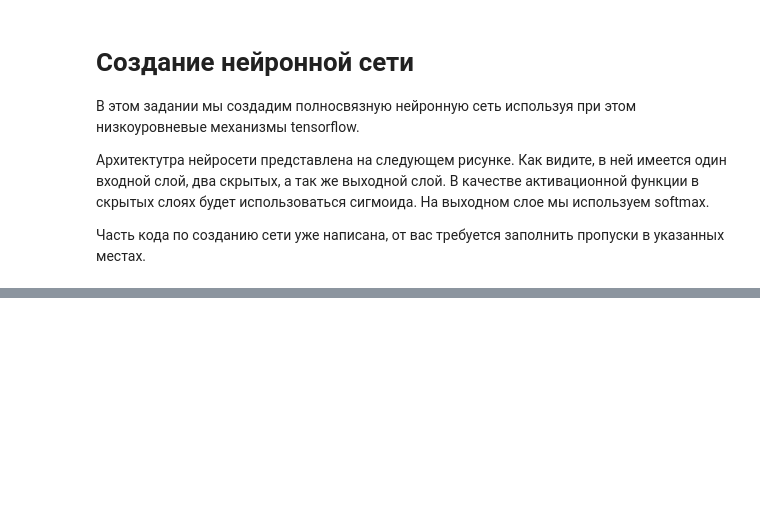
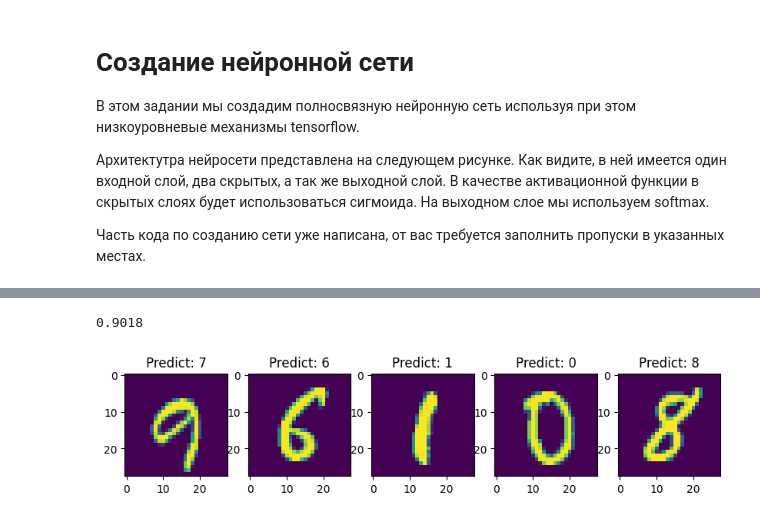
Before and after one commit to Mephod1y/DataScience, a Jupyter notebook: Hw8.ipynb, the cells around one changed output, grey strips where cells are left out. Drawn from its saved outputs; the diff is of its cells as text; code cells hidden in the pictures; blank space fills up the shorter version.

```diff
--- a/Hw8.ipynb
+++ b/Hw8.ipynb
@@ -194,7 +200,34 @@ Step 1900, Loss: 514.4003, Accuracy: 0.1016
+# %%
+# Вычислите точность обученной нейросети
+
+predict = neural_net(x_test)
+m = tf.keras.metrics.Accuracy()
+m.update_state(y_test, tf.math.argmax(predict, axis=1))
+m.result().numpy()
+# %% [output]
+0.9018
 # %%
 # Протестируем обученную нейросеть на 10 изображениях. Из тестовой выборки возьмите 5
 # случайных изображений и передайте их в нейронню сеть.
 # Выведите изображение и выпишите рядом ответ нейросети.
 # Сделайте вывод о том ошибается ли ваша нейронная сеть и если да, то как часто?
 
-# Место для вашего кода
+import random
+random_choice = random.sample(range(len(x_test)), 5)
+test_images = x_test[random_choice]
+test_values = y_test[random_choice]
+
+predict = neural_net(test_images)
+predict_values = tf.argmax(predict, axis=1)
+
+fig, ax = plt.subplots(1, 5)
+fig.set_figheight(6)
+fig.set_figwidth(10)
+for i in range(len(test_images)):
+    image = test_images[i].reshape((28, 28))
+    value = test_values[i]
+    predict_value = predict_values[i]
+    ax[i].imshow(image, cmap='viridis')
+    ax[i].set_title(f"Predict: {predict_value}")
+# %% [output]
+[figure, added]
```
Also changed, not shown: parts of 7 cells of this notebook.
